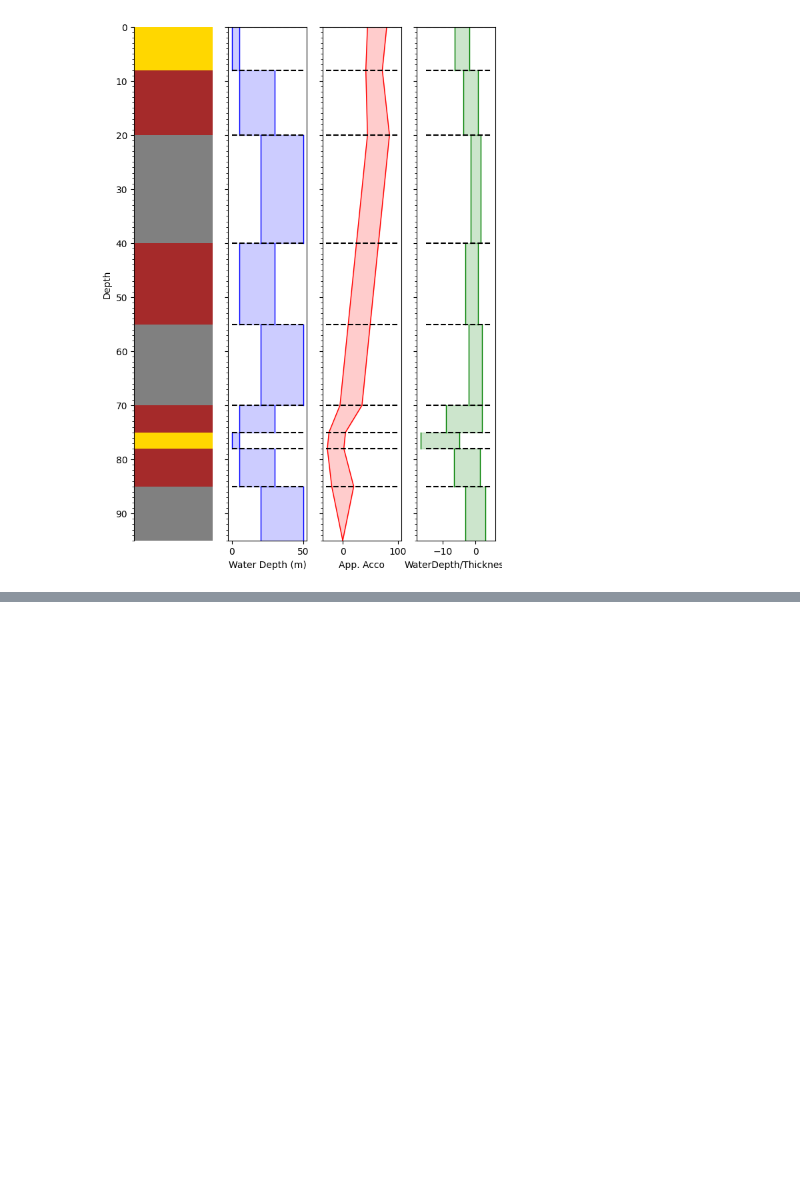
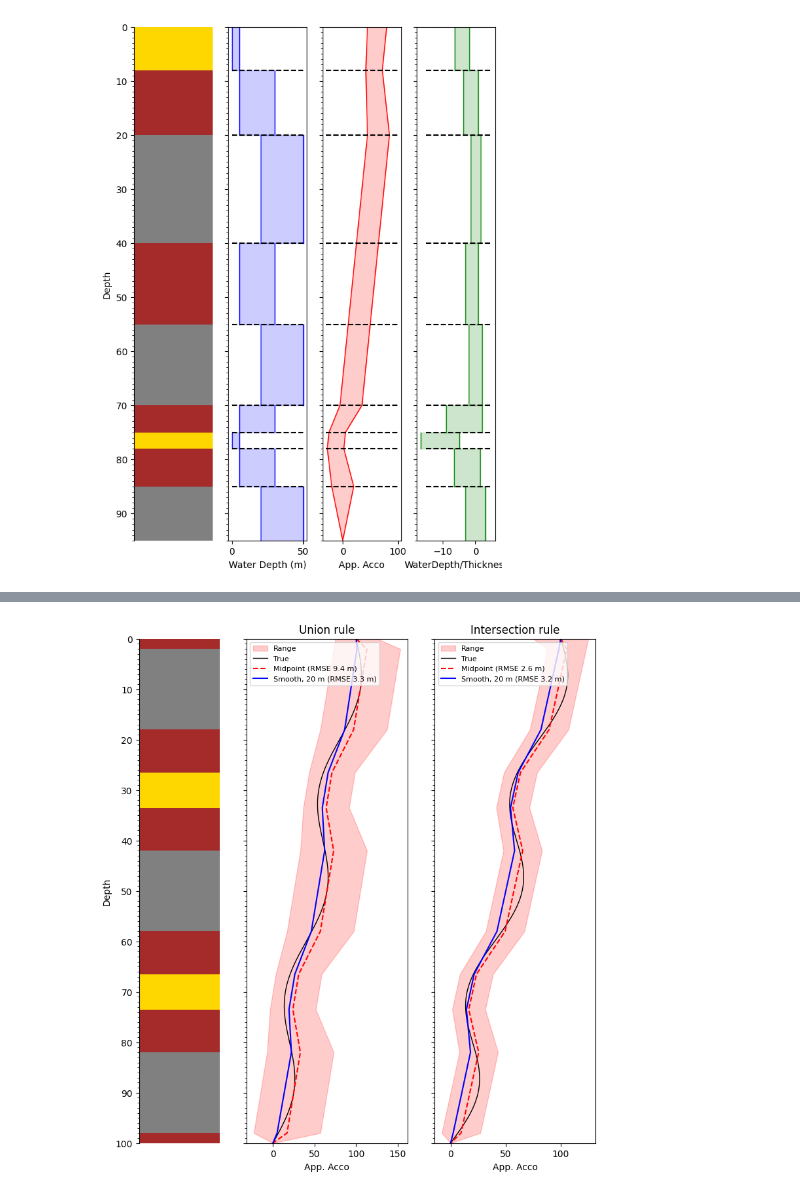
Before and after one commit to martin-lemay/pyWellSFM, a Jupyter notebook: notebooks/computeWellAccommodation.ipynb, the cells around one changed output, grey strips where cells are left out. Cells and saved outputs as stored; diff of their text form; code cells hidden in the pictures; blank space fills up the shorter version.

```diff
--- a/notebooks/computeWellAccommodation.ipynb
+++ b/notebooks/computeWellAccommodation.ipynb
@@ -501,0 +640,27 @@ plt.show()
+# %%
+smoothingLength = 20.0  # m
+
+fig, axes = plt.subplots(figsize=(9, 10), ncols=3, sharey=True, gridspec_kw={"width_ratios": [1, 2, 2]})
+cyclicLog.plot(legend, ax=axes[0])
+axes[0].set_ylabel("Depth")
+for ax, rule in zip(axes[1:], AccommodationBoundaryRule):
+    midpoint, midpointRmse = cyclicAccommodation(cyclicFacies(faciesModes), boundaryRule=rule)
+    smooth, smoothRmse = cyclicAccommodation(
+        cyclicFacies(faciesModes),
+        boundaryRule=rule,
+        estimateMethod=AccommodationEstimateMethod.SMOOTH,
+        smoothingLength=smoothingLength,
+    )
+    plotRange(ax, midpoint)
+    ax.plot(midpoint.getMedianValues(), midpoint.getAbscissa(), "--r", label=f"Midpoint (RMSE {midpointRmse:.1f} m)")
+    ax.plot(
+        smooth.getMedianValues(),
+        smooth.getAbscissa(),
+        "-b",
+        label=f"Smooth, {smoothingLength:g} m (RMSE {smoothRmse:.1f} m)",
+    )
+    ax.set_title(f"{rule.value.capitalize()} rule")
+    ax.legend(loc="upper left", fontsize=8)
+plt.show()
+# %% [output]
+[figure, added]
```
Also changed, not shown: parts of 5 cells of this notebook, 2 other files.
